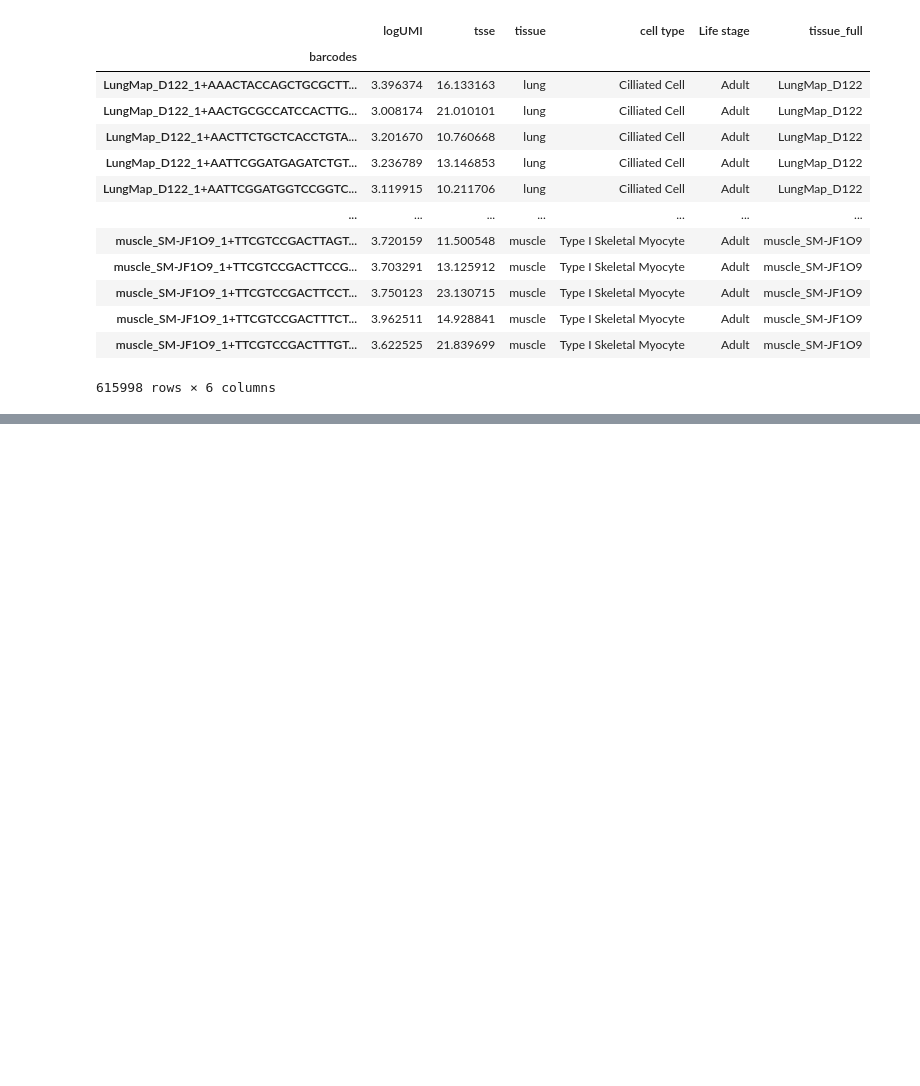
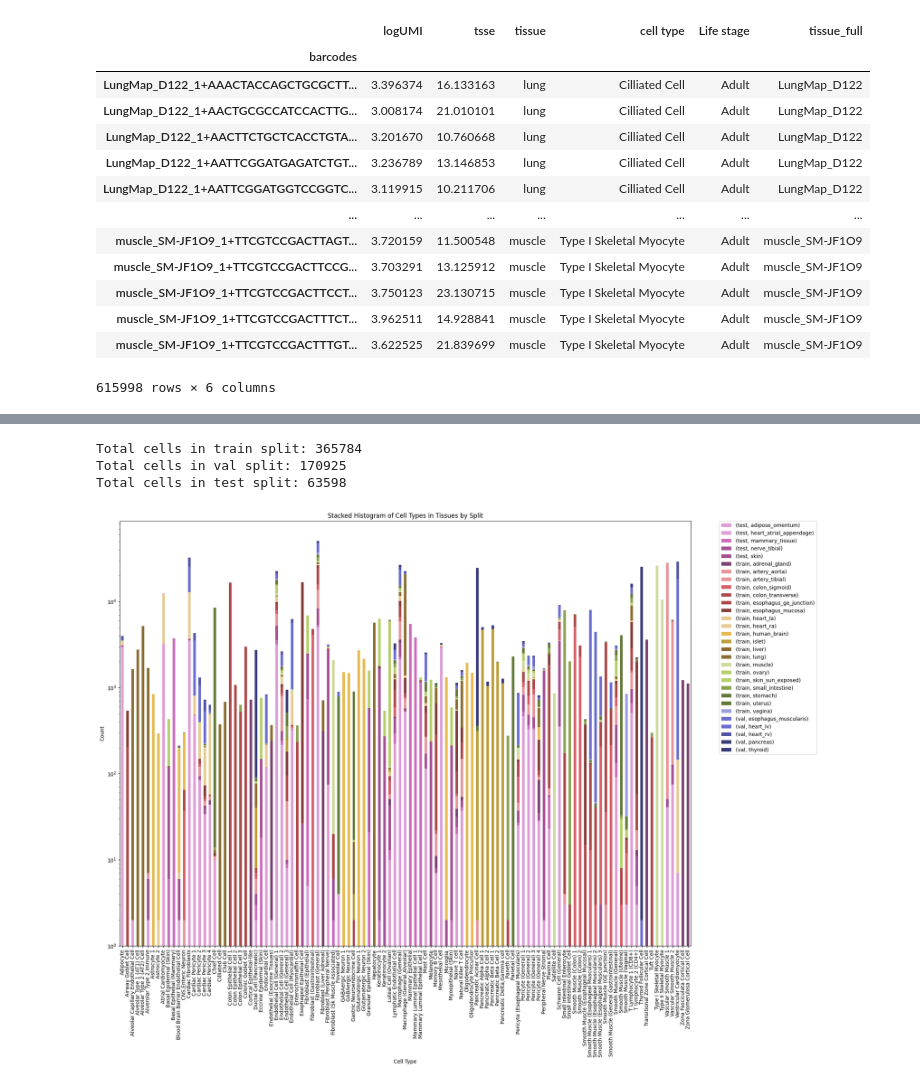
Before and after one commit to Potamitisn/DLBIO, a Jupyter notebook: exploration_h5ad.ipynb, the cells around one changed output, grey strips where cells are left out. Drawn from its saved outputs; the diff is of its cells as text; code cells hidden in the pictures; blank space fills up the shorter version.

```diff
--- a/exploration_h5ad.ipynb
+++ b/exploration_h5ad.ipynb
@@ -16,7 +16,7 @@ warnings.filterwarnings('ignore')
 # load the matrix.h5ad from http://catlas.org/catlas_downloads/humantissues/Cell_by_cCRE/
 ### NOTE: when running on google cloud VM, memory allocation seems to be an issue
 ### add backed to reduce memory usage, see https://github.com/scverse/scanpy/issues/434
-adata = scanpy.read_h5ad("data/Cell_by_cCRE/matrix.h5ad", backed="r")
+adata = sc.read_h5ad("data/Cell_by_cCRE/matrix.h5ad", backed="r")
 adata
 # %% [output]
 AnnData object with n_obs × n_vars = 1323041 × 1154611 backed at 'data/Cell_by_cCRE/matrix.h5ad'
@@ -268,0 +430,11 @@ AnnCollection object with n_obs × n_vars = 1323041 × 1154611
+# %%
+# Reverse the dictionary for easy lookup
+tissue_to_split = {tissue: split_name for split_name, tissues in split.items() for tissue in tissues}
+
+# Group by 'tissue' and 'cell type' and count
+grouped_data = bdata.obs.groupby(['tissue', 'cell type']).size().reset_index(name='count')
+
+# Add a new column for the split category
+grouped_data['split'] = grouped_data['tissue'].map(tissue_to_split)
+
+grouped_data
@@ -268,0 +455,46 @@ AnnCollection object with n_obs × n_vars = 1323041 × 1154611
+# %%
+# Total cell count for 'train' split
+train_cell_count = grouped_data.loc[grouped_data['split'] == 'train', 'count'].sum()
+
+# Total cell count for 'val' split
+val_cell_count = grouped_data.loc[grouped_data['split'] == 'val', 'count'].sum()
+
+# Total cell count for 'test' split
+test_cell_count = grouped_data.loc[grouped_data['split'] == 'test', 'count'].sum()
+
+# Print the results
+print("Total cells in train split:", train_cell_count)
+print("Total cells in val split:", val_cell_count)
+print("Total cells in test split:", test_cell_count)
+# %% [output]
+Total cells in train split: 365784
+Total cells in val split: 170925
+Total cells in test split: 63598
+# %%
+# Pivot the data
+pivot_data = grouped_data.pivot_table(index='cell type',
+                                      columns=['split', 'tissue'],
+                                      values='count',
+                                      fill_value=0)
+
+cmap = plt.get_cmap('tab20b_r')
+colors = cmap(np.linspace(0, 1, len(pivot_data.columns)))
+
+# Plot
+fig, ax = plt.subplots(figsize=(20, 15))
+pivot_data.plot(kind='bar', stacked=True, ax=ax, color=colors)
+
+# Set the y-axis to logarithmic scale
+ax.set_yscale('log')
+
+# Set labels and title
+ax.set_xlabel('Cell Type')
+ax.set_ylabel('Count')
+ax.set_title('Stacked Histogram of Cell Types in Tissues by Split')
+
+# Adjust legend
+ax.legend(bbox_to_anchor=(1.05, 1), loc='upper left', borderaxespad=0.)
+
+plt.show()
+# %% [output]
+[figure, added]
```
Also changed, not shown: parts of 35 cells of this notebook.
